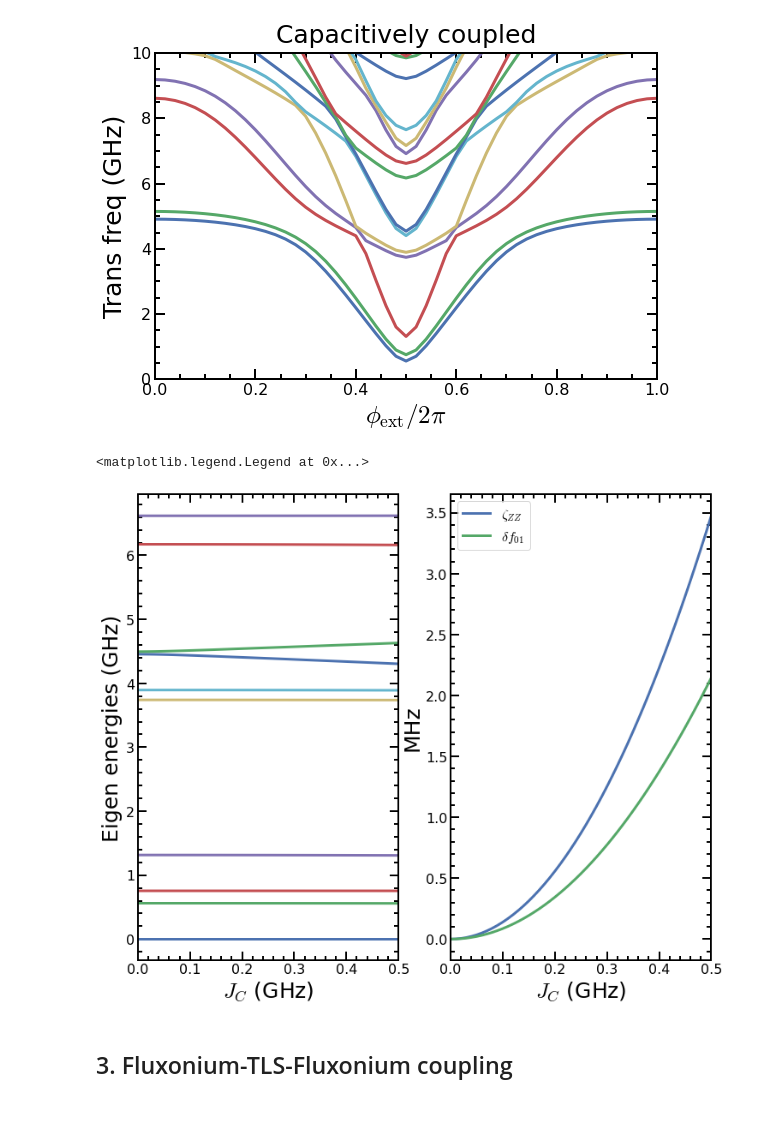
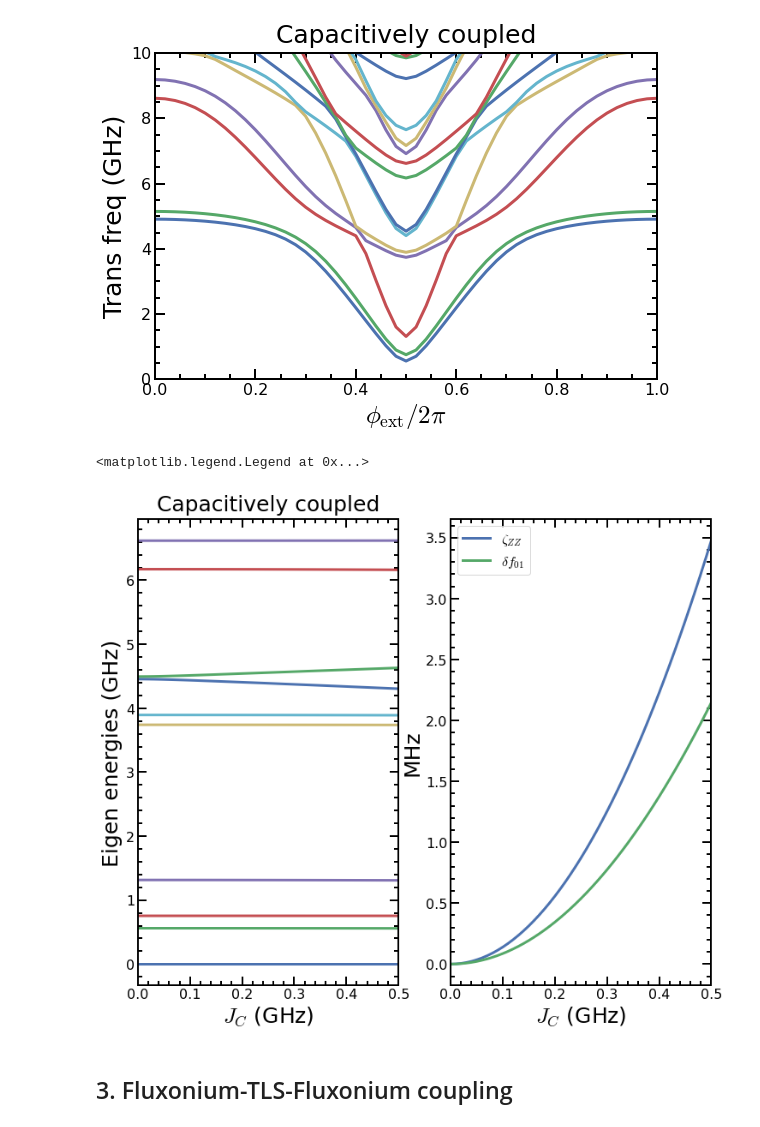
Before and after one commit to qnl/Fluxonium_berkeley, a Jupyter notebook: Notebooks/3. Fluxonium coupling.ipynb, the cells around one changed output. Cells and saved outputs as stored; diff of their text form; code cells hidden in the pictures.

```diff
--- a/Notebooks/3. Fluxonium coupling.ipynb
+++ b/Notebooks/3. Fluxonium coupling.ipynb
@@ -117,25 +119,26 @@ for idx_JC, J_C in enumerate (J_C_array):
 # %%
 fig, (ax1, ax2) = plt.subplots(nrows=1, ncols=2, figsize = [12,10])
 plt.subplots_adjust(left=None, bottom=None, right=None, top=None, wspace=None, hspace=None)
 for idx in range(10):
     ax1.plot(J_C_array, energies_capa[:, idx]-energies_capa[:, 0])
 ax1.set_xlabel('$J_C$ (GHz)')
 ax1.set_ylabel('Eigen energies (GHz)')
 ax1.set_xlim([J_C_array[0], J_C_array[-1]])
-# ax1.set_title('Capacitively coupled')
+ax1.set_title('Capacitively coupled')
 
 zz_rate = abs(energies_capa[:, 3]-energies_capa[:, 1] - energies_capa[:, 2]+energies_capa[:, 0])
 energy_change = energies_capa[:, 1]-energies_capa[:, 0]
 energy_change = abs(energy_change - np.max(energy_change))
 ax2.plot(J_C_array, zz_rate*1e3, label = '$\zeta_{ZZ}$')
 ax2.plot(J_C_array, energy_change*1e3, label='$\delta f_{01}$')
+
 ax2.set_xlabel('$J_C$ (GHz)')
 ax2.set_ylabel('MHz')
 ax2.set_xlim([J_C_array[0],J_C_array[-1]])
 ax2.legend()
 # %% [output]
 <matplotlib.legend.Legend at 0x...>
-[figure, old version]
+[figure, new version]
 # %% [markdown]
 ## 3. Fluxonium-TLS-Fluxonium coupling
 # %%
```
Also changed, not shown: parts of 41 cells of this notebook, 5 other files.
